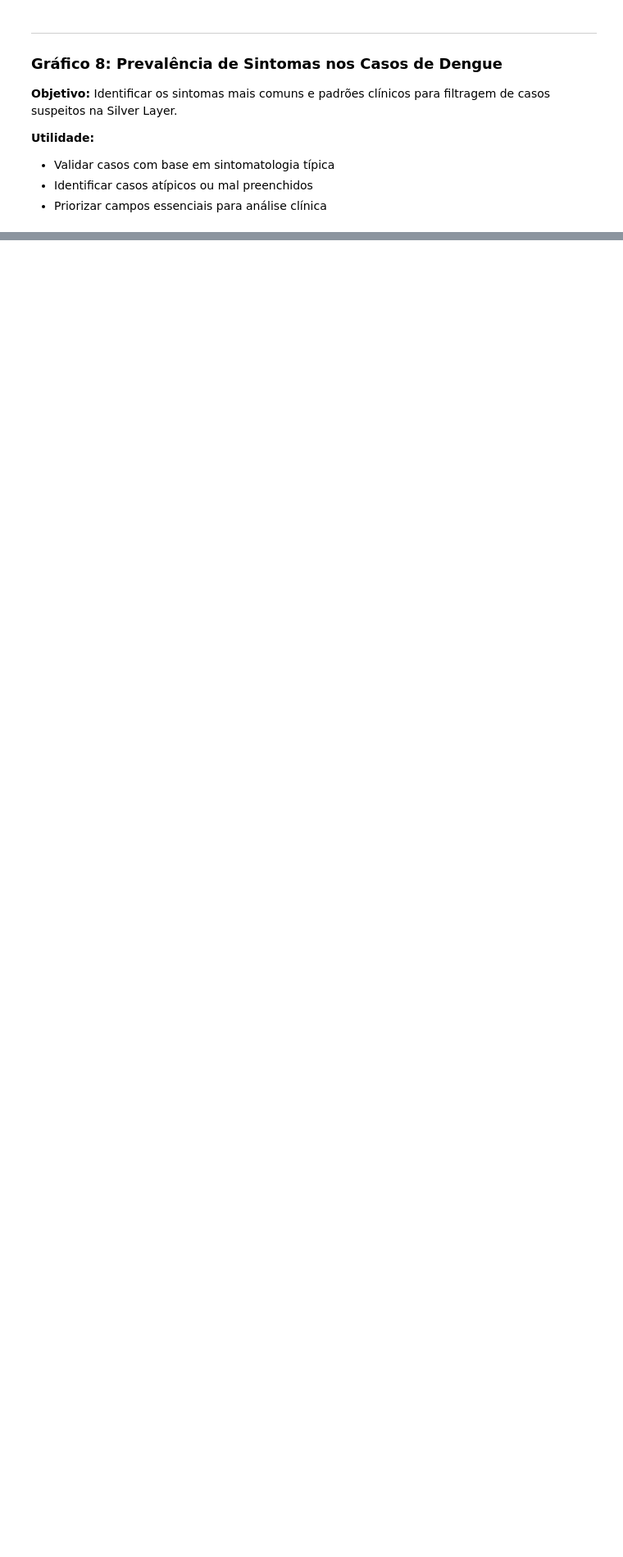
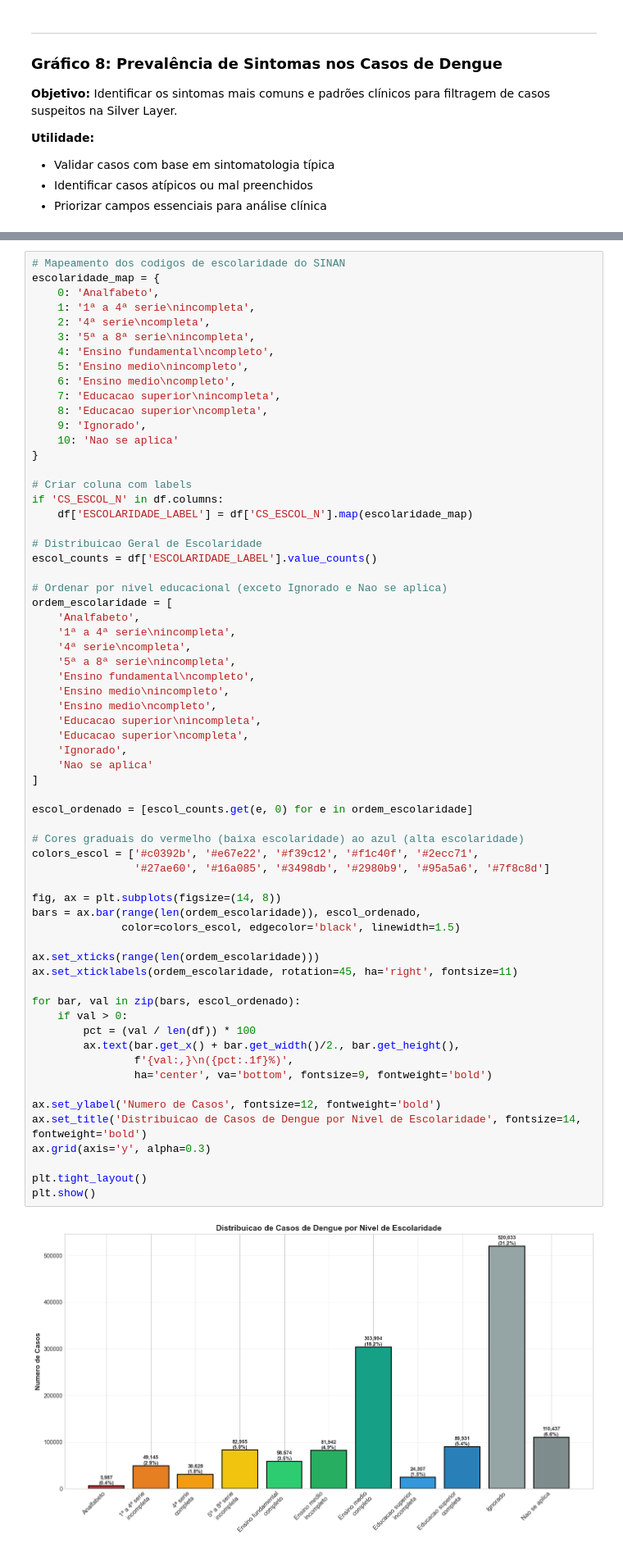
Before and after one commit to ArthurGabrieel/etl-dengue-2025, a Jupyter notebook: Trasformer/bronze_analysis.ipynb, the cells around one changed output, grey strips where cells are left out. Shown at 82% size. Cells and saved outputs as stored; diff of their text form; blank space fills up the shorter version.

```diff
--- a/Trasformer/bronze_analysis.ipynb
+++ b/Trasformer/bronze_analysis.ipynb
@@ -764,2 +738,68 @@ SEXO:
+# %%
+# Mapeamento dos codigos de escolaridade do SINAN
+escolaridade_map = {
+    0: 'Analfabeto',
+    1: '1ª a 4ª serie\nincompleta',
+    2: '4ª serie\ncompleta',
+    3: '5ª a 8ª serie\nincompleta',
+    4: 'Ensino fundamental\ncompleto',
+    5: 'Ensino medio\nincompleto',
+    6: 'Ensino medio\ncompleto',
+    7: 'Educacao superior\nincompleta',
+    8: 'Educacao superior\ncompleta',
+    9: 'Ignorado',
+    10: 'Nao se aplica'
+}
+
+# Criar coluna com labels
+if 'CS_ESCOL_N' in df.columns:
+    df['ESCOLARIDADE_LABEL'] = df['CS_ESCOL_N'].map(escolaridade_map)
+
+# Distribuicao Geral de Escolaridade
+escol_counts = df['ESCOLARIDADE_LABEL'].value_counts()
+
+# Ordenar por nivel educacional (exceto Ignorado e Nao se aplica)
+ordem_escolaridade = [
+    'Analfabeto',
+    '1ª a 4ª serie\nincompleta',
+    '4ª serie\ncompleta',
+    '5ª a 8ª serie\nincompleta',
+    'Ensino fundamental\ncompleto',
+    'Ensino medio\nincompleto',
+    'Ensino medio\ncompleto',
+    'Educacao superior\nincompleta',
+    'Educacao superior\ncompleta',
+    'Ignorado',
+    'Nao se aplica'
+]
+
+escol_ordenado = [escol_counts.get(e, 0) for e in ordem_escolaridade]
+
+# Cores graduais do vermelho (baixa escolaridade) ao azul (alta escolaridade)
+colors_escol = ['#c0392b', '#e67e22', '#f39c12', '#f1c40f', '#2ecc71',
+                '#27ae60', '#16a085', '#3498db', '#2980b9', '#95a5a6', '#7f8c8d']
+
+fig, ax = plt.subplots(figsize=(14, 8))
+bars = ax.bar(range(len(ordem_escolaridade)), escol_ordenado,
+              color=colors_escol, edgecolor='black', linewidth=1.5)
+
+ax.set_xticks(range(len(ordem_escolaridade)))
+ax.set_xticklabels(ordem_escolaridade, rotation=45, ha='right', fontsize=11)
+
+for bar, val in zip(bars, escol_ordenado):
+    if val > 0:
+        pct = (val / len(df)) * 100
+        ax.text(bar.get_x() + bar.get_width()/2., bar.get_height(),
+                f'{val:,}\n({pct:.1f}%)',
+                ha='center', va='bottom', fontsize=9, fontweight='bold')
+
+ax.set_ylabel('Numero de Casos', fontsize=12, fontweight='bold')
+ax.set_title('Distribuicao de Casos de Dengue por Nivel de Escolaridade', fontsize=14, fontweight='bold')
+ax.grid(axis='y', alpha=0.3)
+
+plt.tight_layout()
+plt.show()
+# %% [output]
+[figure, added]
 # %% [markdown]
 ---
```
Also changed, not shown: parts of 23 cells of this notebook.
